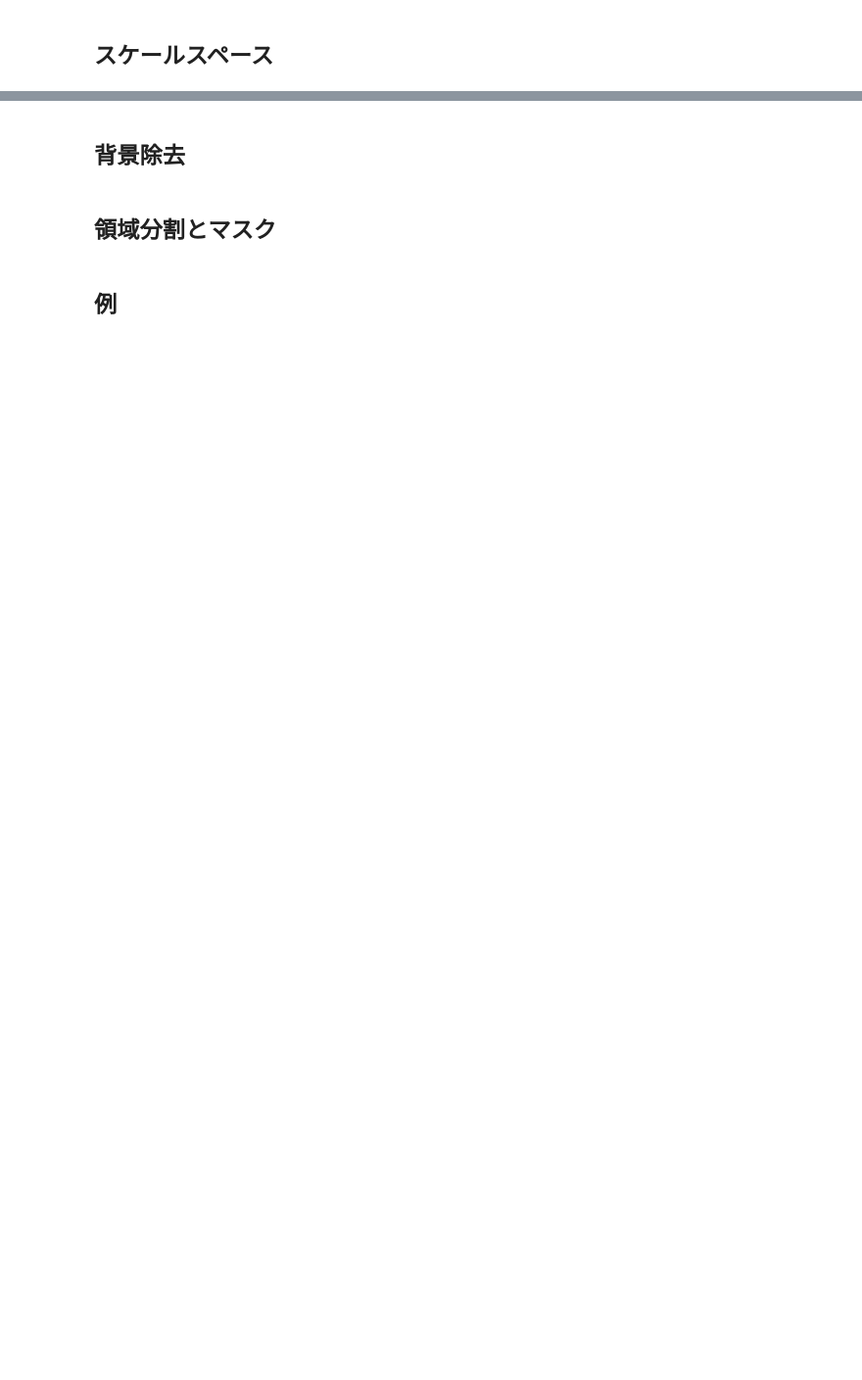
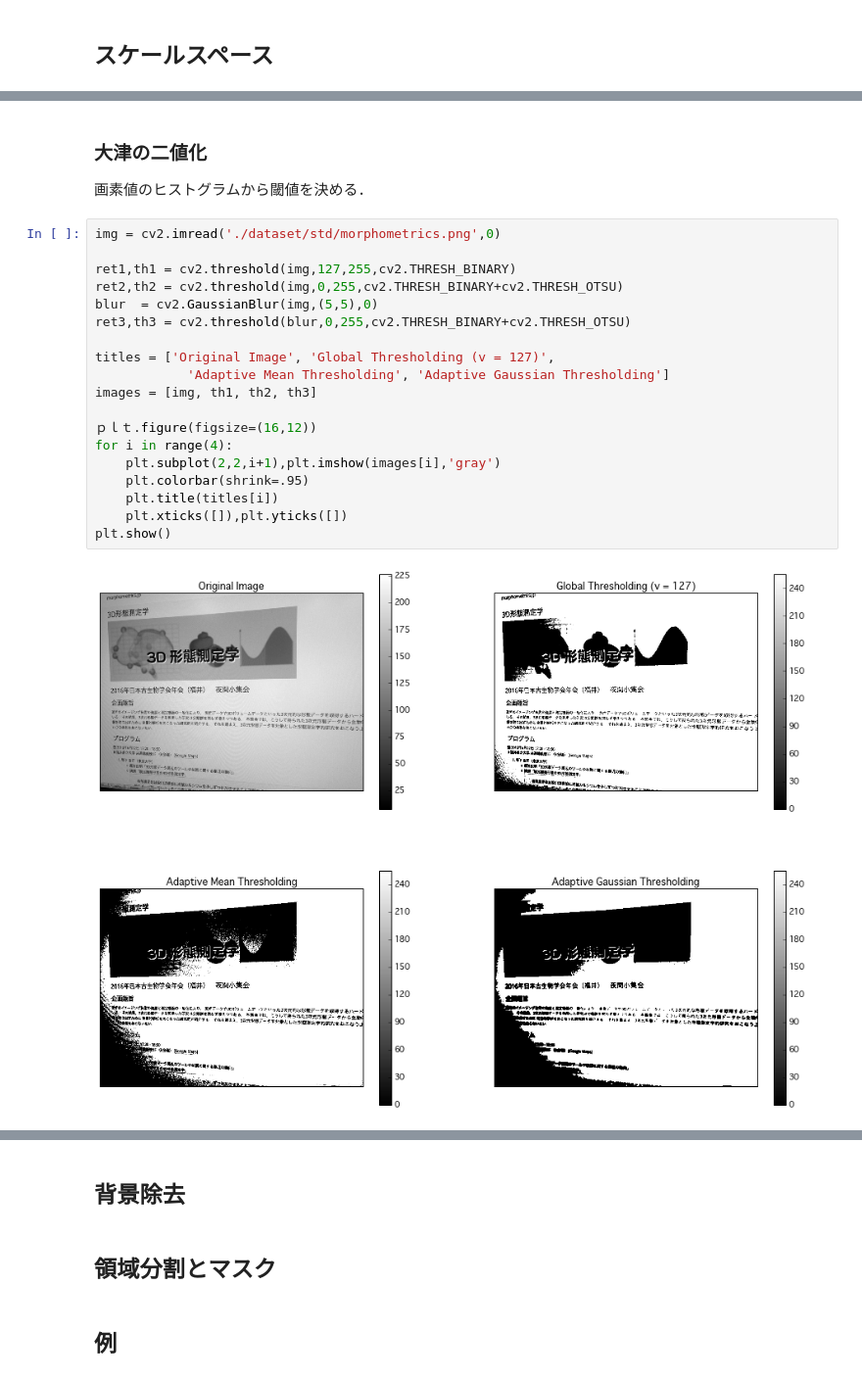
Before and after one commit to noshita/TrainingCamp2016Summer, a Jupyter notebook: ImgProc2D.ipynb, the cells around one changed output, grey strips where cells are left out. Shown at 98% size. Saved outputs shown, nothing was run; the diff lists cells and outputs as text; blank space fills up the shorter version.

```diff
--- a/ImgProc2D.ipynb
+++ b/ImgProc2D.ipynb
@@ -87,0 +131,24 @@ $$ dst(x,y) = \max_{(x',y')\neq (0,0) } src(x+x', y+y')$$
+# %% [markdown]
+### 大津の二値化
+画素値のヒストグラムから閾値を決める．
+# %%
+img = cv2.imread('./dataset/std/morphometrics.png',0)
+
+ret1,th1 = cv2.threshold(img,127,255,cv2.THRESH_BINARY)
+ret2,th2 = cv2.threshold(img,0,255,cv2.THRESH_BINARY+cv2.THRESH_OTSU)
+blur  = cv2.GaussianBlur(img,(5,5),0)
+ret3,th3 = cv2.threshold(blur,0,255,cv2.THRESH_BINARY+cv2.THRESH_OTSU)
+
+titles = ['Original Image', 'Global Thresholding (v = 127)',
+            'Adaptive Mean Thresholding', 'Adaptive Gaussian Thresholding']
+images = [img, th1, th2, th3]
+
+ｐｌｔ.figure(figsize=(16,12))
+for i in range(4):
+    plt.subplot(2,2,i+1),plt.imshow(images[i],'gray')
+    plt.colorbar(shrink=.95)
+    plt.title(titles[i])
+    plt.xticks([]),plt.yticks([])
+plt.show()
+# %% [output]
+[figure, added]
```
Also changed, not shown: parts of 23 cells of this notebook, 4 other files.
